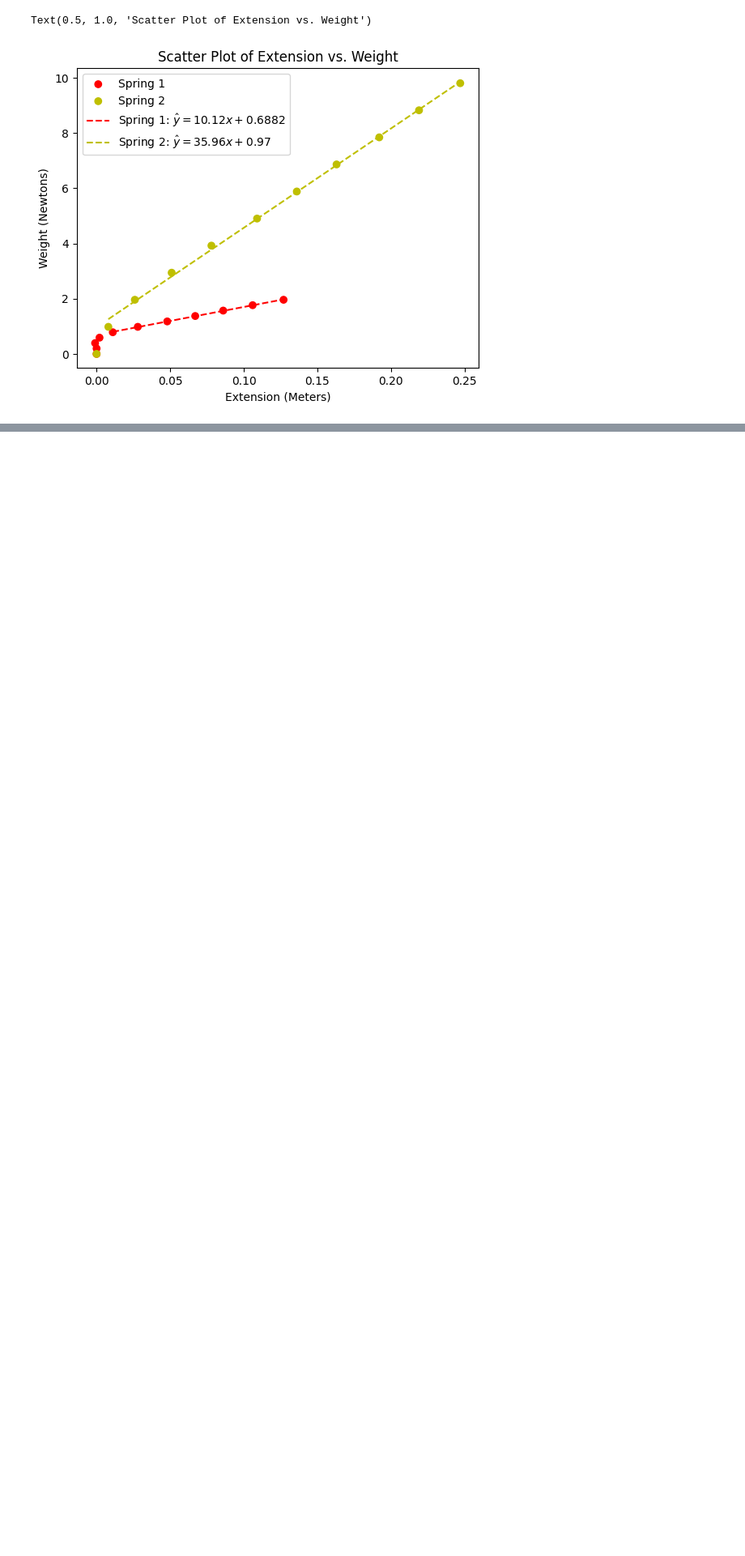
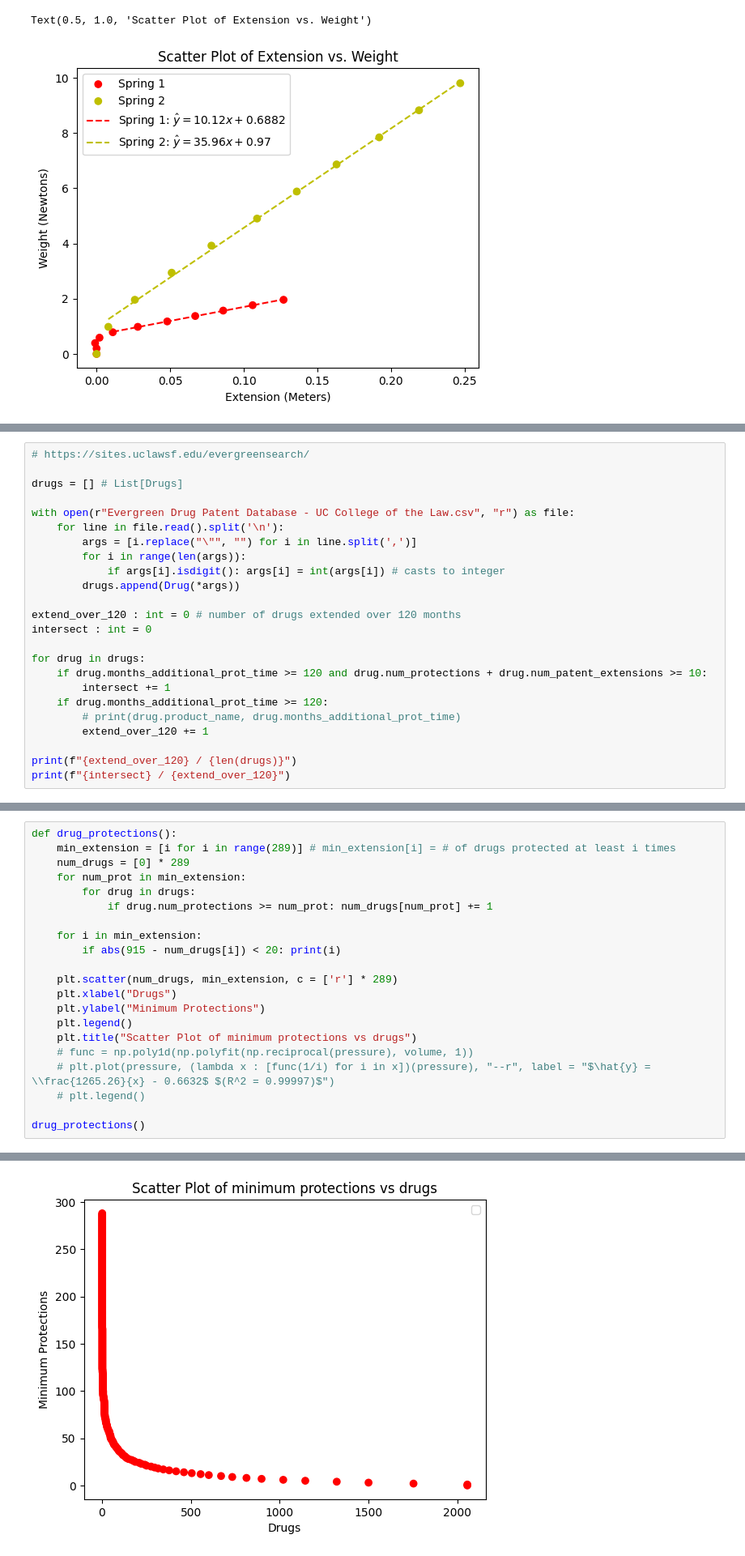
Before and after one commit to Primqd/franklin-latex-notes, a Jupyter notebook: data generation/data.ipynb, the cells around one changed output, grey strips where cells are left out. Shown at 81% size. Drawn from its saved outputs; the diff is of its cells as text; blank space fills up the shorter version.

```diff
--- a/data generation/data.ipynb
+++ b/data generation/data.ipynb
@@ -179,0 +215,24 @@ Text(0.5, 1.0, 'Scatter Plot of Extension vs. Weight')
+# %%
+# https://sites.uclawsf.edu/evergreensearch/
+
+drugs = [] # List[Drugs]
+
+with open(r"Evergreen Drug Patent Database - UC College of the Law.csv", "r") as file:
+    for line in file.read().split('\n'):
+        args = [i.replace("\"", "") for i in line.split(',')]
+        for i in range(len(args)):
+            if args[i].isdigit(): args[i] = int(args[i]) # casts to integer
+        drugs.append(Drug(*args))
+
+extend_over_120 : int = 0 # number of drugs extended over 120 months
+intersect : int = 0
+
+for drug in drugs:
+    if drug.months_additional_prot_time >= 120 and drug.num_protections + drug.num_patent_extensions >= 10:
+        intersect += 1
+    if drug.months_additional_prot_time >= 120:
+        # print(drug.product_name, drug.months_additional_prot_time)
+        extend_over_120 += 1
+
+print(f"{extend_over_120} / {len(drugs)}")
+print(f"{intersect} / {extend_over_120}")
@@ -179,0 +242,22 @@ Text(0.5, 1.0, 'Scatter Plot of Extension vs. Weight')
+# %%
+def drug_protections():
+    min_extension = [i for i in range(289)] # min_extension[i] = # of drugs protected at least i times
+    num_drugs = [0] * 289
+    for num_prot in min_extension:
+        for drug in drugs:
+            if drug.num_protections >= num_prot: num_drugs[num_prot] += 1
+
+    for i in min_extension:
+        if abs(915 - num_drugs[i]) < 20: print(i)
+
+    plt.scatter(num_drugs, min_extension, c = ['r'] * 289)
+    plt.xlabel("Drugs")
+    plt.ylabel("Minimum Protections")
+    plt.legend()
+    plt.title("Scatter Plot of minimum protections vs drugs")
+    # func = np.poly1d(np.polyfit(np.reciprocal(pressure), volume, 1))
+    # plt.plot(pressure, (lambda x : [func(1/i) for i in x])(pressure), "--r", label = "$\hat{y} = \\frac{1265.26}{x} - 0.6632$ $(R^2 = 0.99997)$")
+    # plt.legend()
+
+drug_protections()
+# %% [output]
@@ -179,0 +266 @@ Text(0.5, 1.0, 'Scatter Plot of Extension vs. Weight')
+[figure, added]
```
Also changed, not shown: parts of 3 cells of this notebook, 11 other files.
